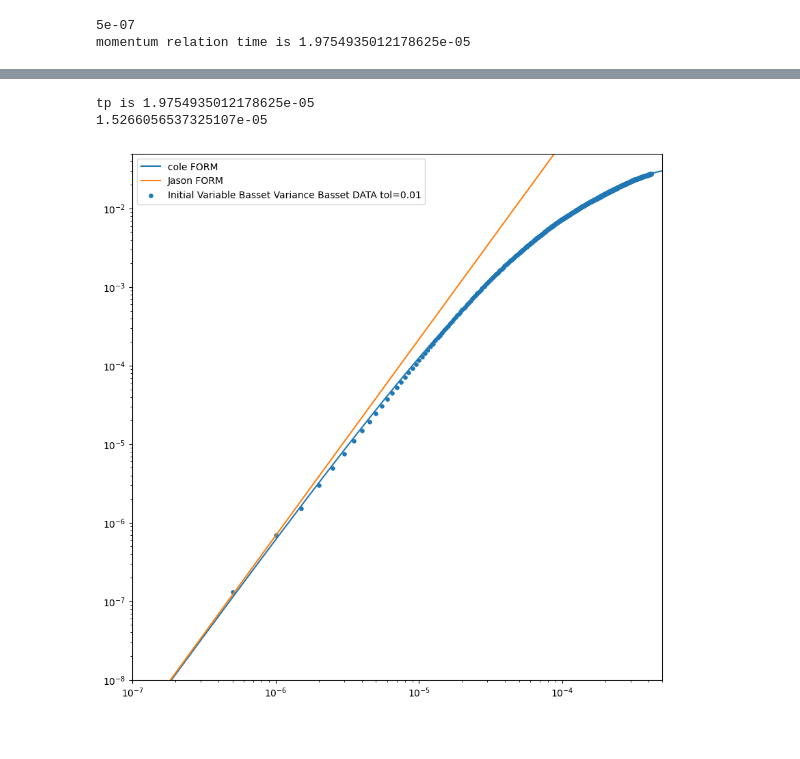
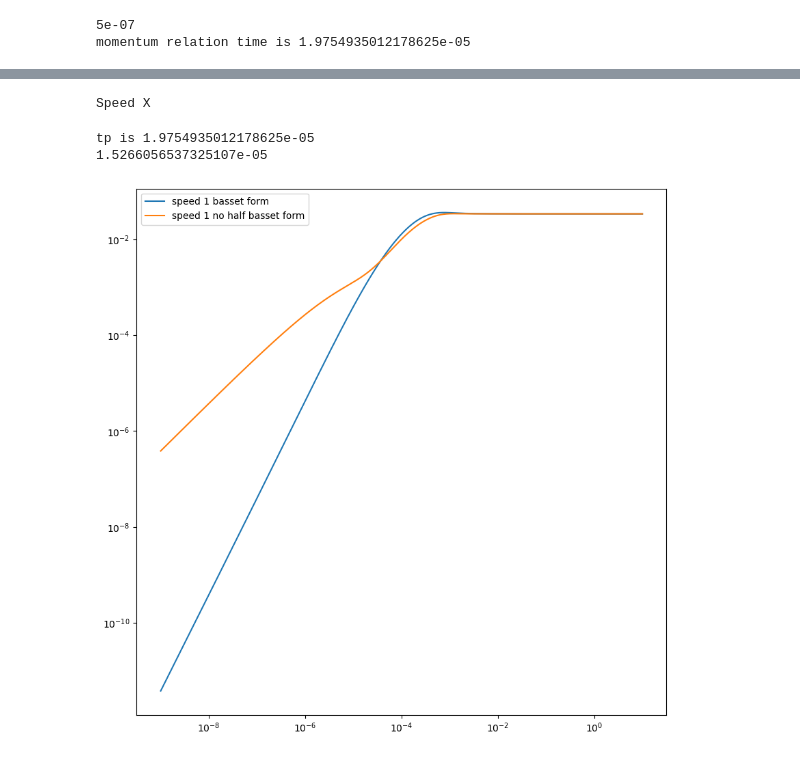
Before and after one commit to mcthumann/Brownian_Data_Analysis, a Jupyter notebook: polished_scripts/Analytical_Simulation_Data_Trio.ipynb, the cells around one changed output, grey strips where cells are left out. Drawn from its saved outputs; the diff is of its cells as text; code cells hidden in the pictures.

```diff
--- a/polished_scripts/Analytical_Simulation_Data_Trio.ipynb
+++ b/polished_scripts/Analytical_Simulation_Data_Trio.ipynb
@@ -292,7 +333,7 @@ v_traces_data = data_df_vel_data.to_numpy().T  # transpose if you want each col
 all_msd_data = []
 lag_times_data = 0
 for series in traces_data:
-    msd, lag_times_data = compute_msd(series[:10000], timestep_data)
+    msd, lag_times_data = compute_msd(series, timestep_data)
     all_msd_data.append(msd)
 
 eq_msd_data = np.mean(all_msd_data, axis=0)
@@ -306,7 +347,7 @@ init_lag_times_data = 0
 for tol in tols:
 
     all_init_msd_data = []
-    init_len = int(len(traces_data[0])/100)
+    init_len = int(len(traces_data[0])/10)
     #
     msd_num_lim = 5000
     j = 0
@@ -391,7 +432,7 @@ total idx data: 546
 from utils import full_hydro_msd, compute_roots
 
 roots = compute_roots(_m, _K, _r, _viscous, _rho_f)
-times_analytic = np.logspace(-7, 1, 1000)
+times_analytic = np.logspace(-9, 1, 1000)
 
 mu = 0
 # sigma_v = np.sqrt(_k_b*_temp/_m)
@@ -401,12 +442,28 @@ num_samples = 1000
 # initial_conditions_v = np.random.normal(mu, sigma_v, num_samples)
 initial_conditions_x = np.random.normal(mu, sigma_x, num_samples)
 
+results_speed = np.zeros((num_samples, len(times_analytic)))
+results_speed_no_half = np.zeros((num_samples, len(times_analytic)))
 results = np.zeros((num_samples, len(times_analytic)))
 #
 # for i in range(num_samples):
 #     results[i, :] = full_hydro_msd(0, times_analytic, _m, _K, _r, _viscous, _rho_f, initial_conditions_x[i], 0, roots, _temp)
 
+speeds_analytic = []
+speeds_analytic_no_half = []
+for speed in speeds:
+    print("Speed X")
+    for i in range(num_samples):
+        results_speed[i, :] = full_hydro_msd(0, times_analytic, _m, _K, _r, _viscous, _rho_f, initial_conditions_x[i], speed* np.std(v_traces_sim[0]), roots, _temp)
+        results_speed_no_half[i, :] = full_hydro_msd_no_half(0, times_analytic, _m, _K, _r, _viscous, _rho_f, initial_conditions_x[i], speed* np.std(v_traces_sim[0]), roots, _temp)
+    speeds_analytic.append(results_speed.mean(axis=0))
+    speeds_analytic_no_half.append(results_speed_no_half.mean(axis=0))
+    results_speed = np.zeros((num_samples, len(times_analytic)))
+    results_speed_no_half = np.zeros((num_samples, len(times_analytic)))
+
 averaged_initial_msd = results.mean(axis=0)
+# %% [output]
+Speed X
 # %%
 # GRAPHING
 plt.figure(figsize=(10,10))
@@ -423,53 +480,80 @@ basset_msd = hydro_msd(times_analytic)
 
 laplace_form = full_hydro_msd(0, times_analytic, _m, _K, _r, _viscous, _rho_f, np.sqrt(_k_b*_temp/_K), 0, roots, _temp)
 laplace_form2 = full_hydro_msd(0, times_analytic, _m, _K, _r, _viscous, _rho_f, np.sqrt(_k_b*_temp/_K), (.5 * np.average(np.abs((v_traces_data[0]))))/_gain, roots, _temp)
-# laplace_form2 = full_hydro_msd(0, times_analytic, _m, _K, _r, _viscous, _rho_f, np.sqrt(_k_b*_temp/_K), np.sqrt(_k_b*_temp/_m)*.1, roots, _temp)
+# stationairy1 = full_hydro_msd(1000, 1000+times_analytic, _m, _K, _r, _viscous, _rho_f, np.sqrt(_k_b*_temp/_K), np.sqrt(_k_b*_temp/_m), roots, _temp)
+stationairy2 = full_hydro_msd(1000, 1000+times_analytic, _m, _K, _r, _viscous, _rho_f, 0,0, roots, _temp)
 
 def form_func(times):
-    return (2/3)*(12/5)*(np.sqrt((_rho_f*_r**2/_viscous)/np.pi))*(times)**(5/2)*(_k_b*_temp/(_m**2/_v_force)) #- 2/3 * (_k_b*_temp/(_m**2/_v_force))*(times)**(3)
+    return (2/3)*(12/5)*(np.sqrt((_rho_f*_r**2/_viscous)/np.pi))*(times)**(5/2)*(_k_b*_temp/(_m**2/_v_force)) - 2/3 * (_k_b*_temp/(_m**2/_v_force))*(times)**(3)
+def graph_5_2(times):
+    return (4/3)*(12/5)*(np.sqrt((_rho_f*_r**2/_viscous)/np.pi))*(times)**(5/2)*(_k_b*_temp/(_m**2/_v_force))# - 2/3 * (_k_b*_temp/(_m**2/_v_force))*(times)**(3)
+def graph_2(times):
+    return (2/100)*(np.sqrt((_rho_f*_r**2/_viscous)/np.pi))*(times)**(2)*(_k_b*_temp/(_m**2/_v_force))# - 2/3 * (_k_b*_temp/(_m**2/_v_force))*(times)**(3)
 
 # ANALYTIC GRAPHING
-plt.plot(times_analytic, laplace_form*_gain**2, label="cole FORM")
+# plt.plot(times_analytic, stationairy2*_gain**2, label="stationairy 2")
+# plt.plot(times_analytic, stationairy1*_gain**2, label="stationairy 1")
+# plt.plot(times_analytic, laplace_form*_gain**2, linewidth=4, label="inital zero basset", color='green')
 # plt.plot(times_analytic, averaged_initial_msd*_gain**2, label="cole FORM2")
 # plt.scatter(times_analytic, laplace_form2*_gain**2, s=.2, label="cole FORM2")
-plt.plot(times_analytic, form_func(np.array(times_analytic))*_gain**2, label="Jason FORM")
+# plt.plot(times_analytic[30:int(len(times_analytic)/7)], graph_5_2(np.array(times_analytic[30:int(len(times_analytic)/7)]))*_gain**2, label="5/2", color='black', linewidth=3)
+# plt.plot(times_analytic[30:int(len(times_analytic)/7)], graph_2(np.array(times_analytic[30:int(len(times_analytic)/7)]))*_gain**2, label="2", color='black', linewidth=3)
 # plt.plot(times_analytic, init_zero_WN_analytic*_gain**2, linestyle='dashed', label="Initial Zero White")
 # plt.plot(times_analytic, analytic_tol_msds[0], linestyle='dashed', label=f"Initial Variable Variance White tol={tols[0]}")
 # for i in range(len(tols)):
 #     plt.plot(times_analytic, analytic_tol_msds[i], linestyle='dashed', label=f"Initial Variable Variance White tol={tols[i]}")
 # plt.plot(times_analytic, WN_EQ_analytic*_gain**2, linestyle='dashed', label="Equilibrium White")
-# plt.plot(times_analytic, basset_msd*_gain**2, linestyle='dashdot', label="Equilibrium Basset")
+# plt.plot(times_analytic, basset_msd*_gain**2, color='green', linewidth=4,label="Equilibrium Basset")
 
 # SIMULATION GRAPHING
-# plt.plot(lag_times_sim[1:], eq_msd_sim[1:]*_gain**2, label="Equilibrium Basset SIM")
+# plt.plot(lag_times_sim[1:10000], eq_msd_sim[1:10000]*_gain**2, color = "red", label="Equilibrium Basset SIM")
 # plt.plot(init_lag_times_sim[1:], sim_tol_msds[-1][1:], label=f"Initial Variable Basset Variance Basset SIM tol={tols[0]}")
 # for i in range(len(tols)):
-#     plt.plot(init_lag_times_sim[1:], sim_tol_msds[i][1:]*_gain**2, linewidth=2, label=f"Initial Variable Basset Variance Basset SIM tol={tols[i]}")
+    # plt.plot(init_lag_times_sim[40:], sim_tol_msds[i][40:]*_gain**2, linestyle = 'dashed', color = "red", label=f"Initial Variable Basset Variance Basset SIM tol={tols[i]}")
+
+# SPEEDS
+for i in range(len(speeds)):
+    # plt.plot(lag_times_speed[:], sim_speeds_msds[i][:]*_gain**2, linestyle = 'dashed', label=f"Speed Basset Variance Basset SIM tol={speeds[i]}")
+    plt.plot(times_analytic, speeds_analytic[i]*_gain**2, label=f"speed {speeds[i]} basset form")
+    plt.plot(times_analytic, speeds_analytic_no_half[i]*_gain**2, label=f"speed {speeds[i]} no half basset form")
+
 
 # DATA GRAPHING
-# plt.plot(lag_times_data[1:], eq_msd_data[1:], linestyle='dotted', label="Equilibrium Basset DATA")
+# plt.scatter(lag_times_data[1:], eq_msd_data[1:],s=20, label="Equilibrium Basset DATA", color = "blue")
 # plt.plot(init_lag_times_data, data_tol_msds[0], linestyle='dotted', label=f"Initial Variable Basset Variance Basset DATA tol={tols[0]}")
-for i in range(len(tols)):
-    plt.scatter(init_lag_times_data, data_tol_msds[i], s=14, label=f"Initial Variable Basset Variance Basset DATA tol={tols[i]}")
+# for i in range(len(tols)):
+    # plt.scatter(init_lag_times_data, data_tol_msds[i], s=20, color = "blue", label=f"Initial Variable Basset Variance Basset DATA tol={tols[i]}")
+
+# data = np.column_stack((init_lag_times_data, data_tol_msds[0]))
+# a_form = np.column_stack((times_analytic, laplace_form*_gain**2))
+# eq_data = np.column_stack((lag_times_data[1:], eq_msd_data[1:]))
+# eq_form = np.column_stack((times_analytic, basset_msd*_gain**2))
+
+# Save to a text file
+# np.savetxt('../data/data.dat', data, fmt='%.15e', delimiter=' ', header='# lag msd_z_ic', comments='')
+# np.savetxt('../data/a_form.dat', a_form, fmt='%.15e', delimiter=' ', header='# lag msd_z_ic', comments='')
+# np.savetxt('../data/eq_data.dat', eq_data, fmt='%.15e', delimiter=' ', header='# lag msd_z_ic', comments='')
+# np.savetxt('../data/eq_form.dat', eq_form, fmt='%.15e', delimiter=' ', header='# lag msd_z_ic', comments='')
 
 # ONE TIME GRAPH
 # plt.plot(times_analytic, analytic_tol_msds[0], linestyle='dashed', label=f"Initial Variable Variance White tol={tols[0]}")
 # plt.plot(times_analytic, analytic_tol_msds[-1], linestyle='dashed', label=f"Initial Variable Variance White tol={tols[-1]}")
 # plt.plot(times_analytic, analytic_tol_msds[3], linestyle='dashed', label=f"Initial Variable Variance White tol={tols[3]}")
 #
 # plt.plot(init_lag_times_sim[1:], sim_tol_msds[0][1:], label=f"Initial Variable Basset Variance Basset SIM tol={tols[0]}")
 # plt.plot(init_lag_times_sim[1:], sim_tol_msds[-1][1:], label=f"Initial Variable Basset Variance Basset SIM tol={tols[-1]}")
 # plt.plot(init_lag_times_sim[1:], sim_tol_msds[3][1:], label=f"Initial Variable Basset Variance Basset SIM tol={tols[3]}")
 
-plt.xlim(left =1E-7, right=5E-4)
-plt.ylim(bottom=1E-8, top =5e-2)
+
+# plt.xlim(left =1E-7, right=5E-2)
+# plt.ylim(bottom=1E-8, top =5e-2)
 # plt.xlim(left =3E-7, right=5E-5)
 # plt.ylim(bottom=1E-22, top =5e-18)
 plt.xscale('log')
 plt.yscale('log')
 plt.legend()
 plt.show()
 # %% [output]
 tp is 1.9754935012178625e-05
 1.5266056537325107e-05
-[figure, old version]
+[figure, new version]
```
Also changed, not shown: parts of 11 cells of this notebook, 6 other files.
